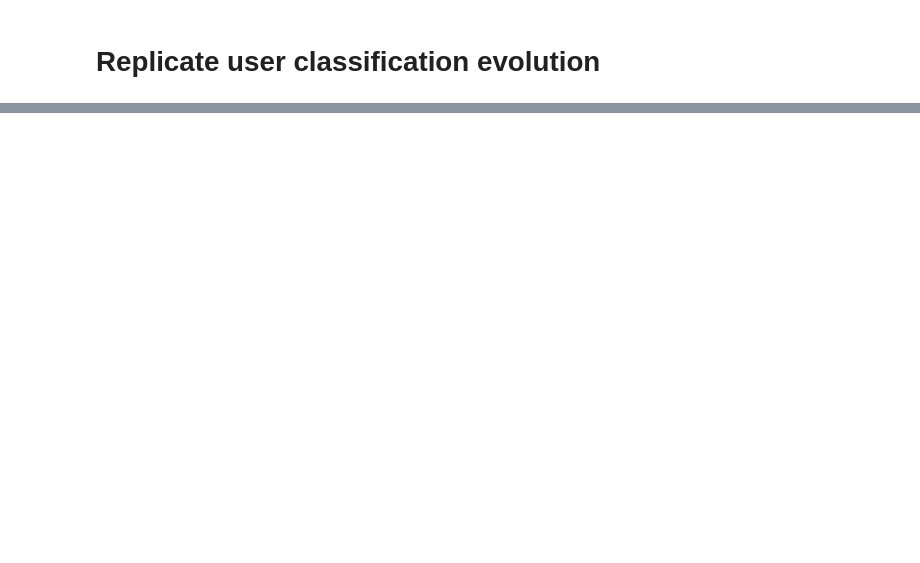
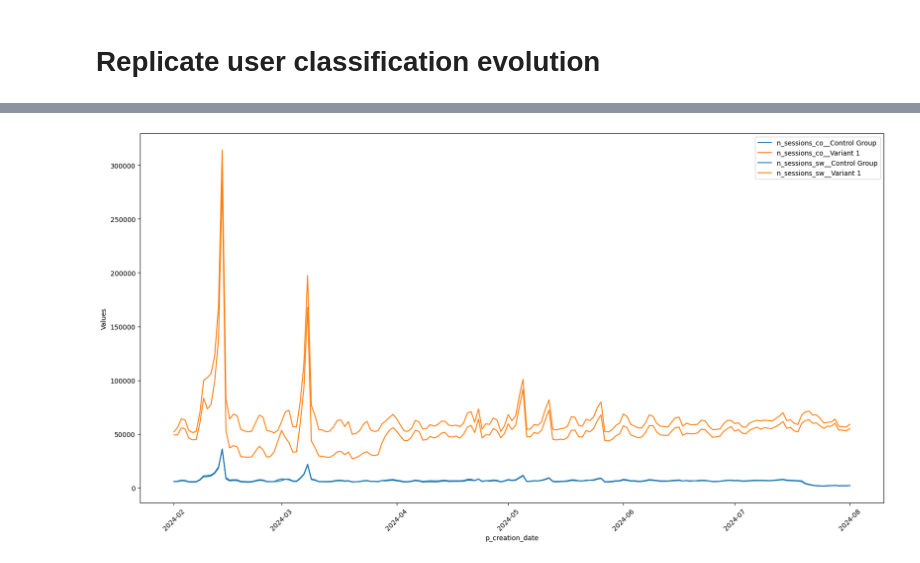
Before and after one commit to JordiCremades4444/central-node, a Jupyter notebook: notebooks/989_2024_7_nsw_osw_cvr/nsw_osw_confluence.ipynb, the cells around one changed output, grey strips where cells are left out. Saved outputs shown, nothing was run; the diff lists cells and outputs as text; code cells hidden in the pictures; blank space fills up the shorter version.

```diff
--- a/notebooks/989_2024_7_nsw_osw_cvr/nsw_osw_confluence.ipynb
+++ b/notebooks/989_2024_7_nsw_osw_cvr/nsw_osw_confluence.ipynb
@@ -131,0 +175,33 @@ v.multiple_variable_lineplot(
+# %%
+tmp = df.copy()
+
+START_DATE = "'2024-01-01'"
+END_DATE = "'2024-08-01'"
+
+tmp['p_creation_date'] = pd.to_datetime(tmp['p_creation_date'])
+
+cond1 = tmp['p_creation_date'] >= pd.to_datetime(START_DATE)
+cond2 = tmp['p_creation_date'] <= pd.to_datetime(END_DATE)
+cond3 = tmp['category'] == 'Shops'
+
+tmp = tmp[cond1 & cond2 & cond3]
+
+tmp = tmp.drop(columns=['category'])
+
+df_pivoted = tmp.pivot(index='p_creation_date', columns='variant', values=['n_sessions_co','n_sessions_sw'])
+
+# Flatten the multiindex columns
+df_pivoted.columns = [f'{col[0]}__{col[1]}' for col in df_pivoted.columns]
+df_pivoted = df_pivoted.reset_index()
+
+df_pivoted = df_pivoted.fillna(0)
+
+v = dataframe_visualizer.DataFrameVisualizer(df_pivoted, fig_size=(20,10))
+
+v.multiple_variable_lineplot(
+    'p_creation_date'
+    ,['n_sessions_co__Control Group','n_sessions_co__Variant 1','n_sessions_sw__Control Group','n_sessions_sw__Variant 1']
+    ,colors=['blue','orange','blue','orange']
+)
+# %% [output]
+[figure, added]
```
Also changed, not shown: parts of 18 cells of this notebook, 10 other files.
